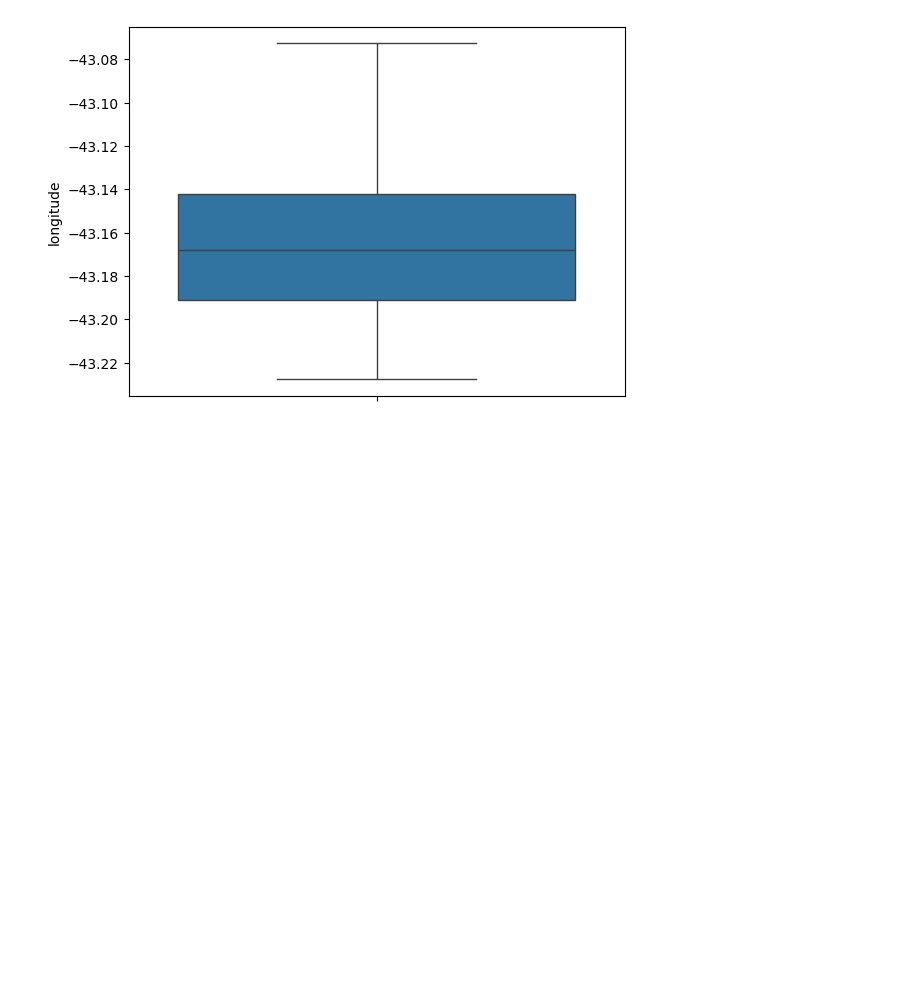
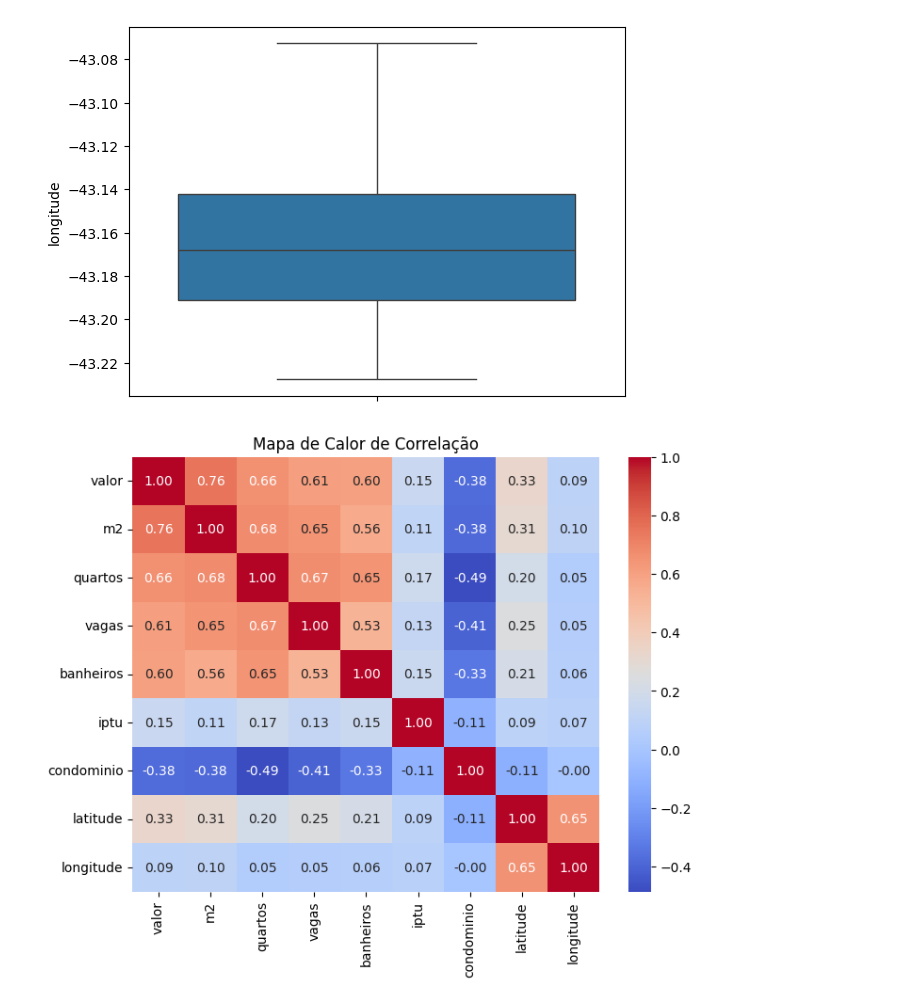
Before and after one commit to ryanrtavares/analise_imobiliaria_petropolitana, a Jupyter notebook: analise_imobiliaria_machine_learning.ipynb, the cells around one changed output. Saved outputs shown, nothing was run; the diff lists cells and outputs as text; code cells hidden in the pictures; blank space fills up the shorter version.

```diff
--- a/analise_imobiliaria_machine_learning.ipynb
+++ b/analise_imobiliaria_machine_learning.ipynb
@@ -250,3 +253,10 @@ for col in numericas.columns:
 [figure]
 [figure]
 [figure]
+# %%
+plt.figure(figsize=(8, 6))
+sns.heatmap(base.select_dtypes(include=np.number).corr(), annot=True, cmap='coolwarm', fmt=".2f")
+plt.title('Mapa de Calor de Correlação')
+plt.show()  ## revisitando a correlação após a limpeza dos outliers
+# %% [output]
+[figure, added]
```
Also changed, not shown: parts of 3 cells of this notebook.
